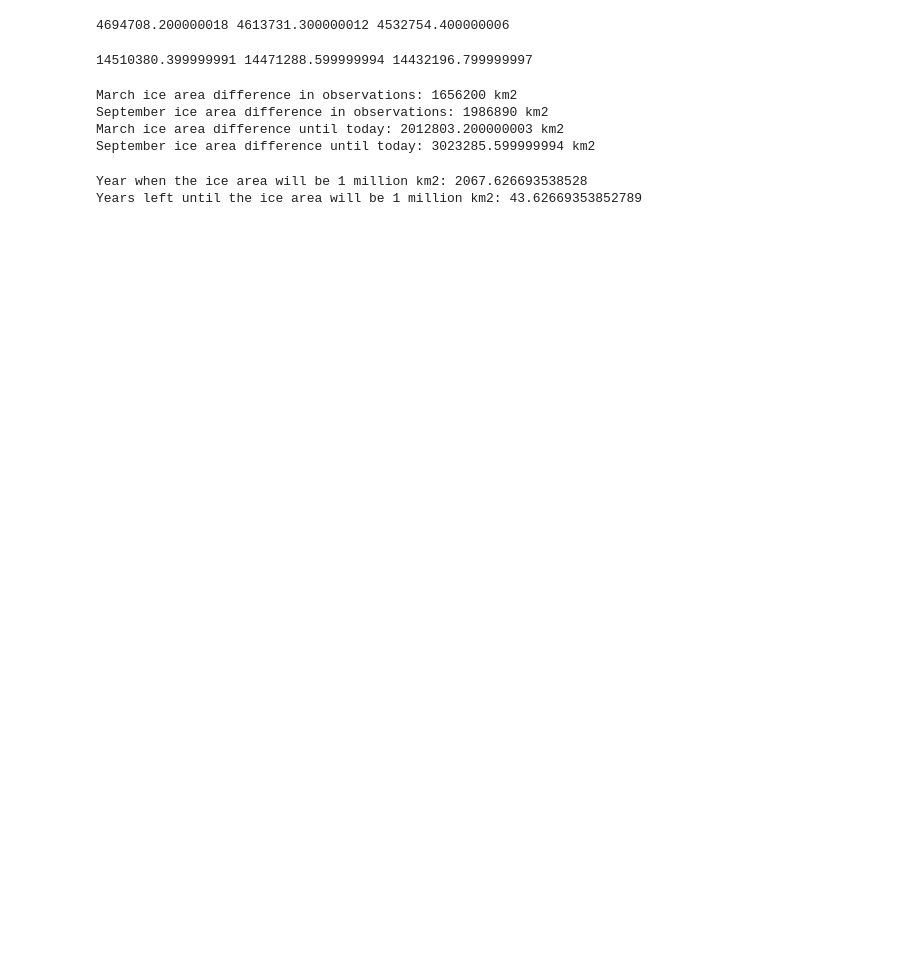
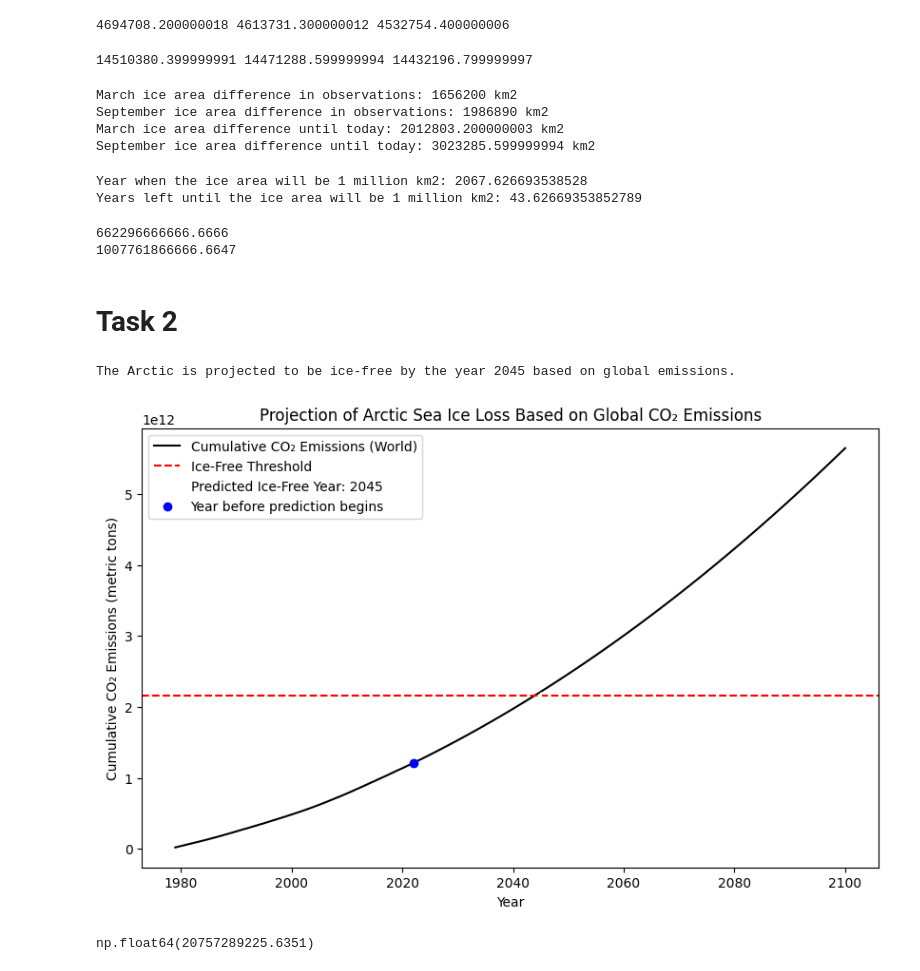
Before and after one commit to MathiasDamsgaard/Remote_Sensing_Arctic, a Jupyter notebook: data_analysis.ipynb, the cells around one changed output. Cells and saved outputs as stored; diff of their text form; code cells hidden in the pictures; blank space fills up the shorter version.

Commit message:
Task 2.3 data processing

```diff
--- a/data_analysis.ipynb
+++ b/data_analysis.ipynb
@@ -43,3 +45,76 @@ print(f"Years left until the ice area will be 1 million km2: {years_left}")
 # %% [output]
 Year when the ice area will be 1 million km2: 2067.626693538528
 Years left until the ice area will be 1 million km2: 43.62669353852789
+# %%
+print((s_diff) / 3e-6)
+print((s79_y - ice_24_s) / 3e-6)
+# %% [output]
+662296666666.6666
+1007761866666.6647
+# %% [markdown]
+# Task 2
+# %%
+import pandas as pd
+import numpy as np
+from sklearn.linear_model import LinearRegression
+import matplotlib.pyplot as plt
+
+# Load the data
+file_path = 'annual-co2-emissions-per-country.csv'  # Replace with your actual file path
+data = pd.read_csv(file_path)
+
+# Step 1: Filter data to include only global (world) emissions
+world_data = data[(data["Entity"] == "World") & (data["Year"] >= 1979)]
+global_emissions = world_data.groupby("Year")["Annual CO₂ emissions"].sum().reset_index()
+
+# Step 2: Fit a linear regression model to predict future CO₂ emissions based on global data
+X = global_emissions[["Year"]]
+y = global_emissions["Annual CO₂ emissions"]
+model = LinearRegression()
+model.fit(X, y)
+
+# Step 3: Predict future emissions up to a target year (e.g., 2100)
+future_years = np.arange(global_emissions["Year"].max() + 1, 2101).reshape(-1, 1)
+predicted_emissions = model.predict(future_years)
+
+# Combine historical and predicted emissions data
+all_years = np.concatenate([X, future_years])
+all_emissions = np.concatenate([y, predicted_emissions])
+
+# Calculate cumulative emissions from global data
+cumulative_emissions = np.cumsum(all_emissions)
+
+# Constants for Notz and Stroeve model
+current_ice_extent_km2 = 7.5e6  # Current sea ice extent in km²
+target_ice_extent_km2 = 1e6     # Target sea ice extent in km²
+emission_sensitivity = 3        # Sensitivity in m² per ton of CO₂
+
+# Calculate the threshold in terms of cumulative emissions needed to reach ice-free Arctic
+ice_loss_threshold_m2 = (current_ice_extent_km2 - target_ice_extent_km2) * 1e6  # km² to m²
+required_cumulative_emissions = ice_loss_threshold_m2 / emission_sensitivity
+
+# Find the projected year when cumulative emissions exceed the threshold
+ice_free_year = all_years[np.argmax(cumulative_emissions >= required_cumulative_emissions)][0]
+
+# Output the projected ice-free year
+print(f"The Arctic is projected to be ice-free by the year {ice_free_year} based on global emissions.")
+
+# Plot cumulative emissions, ice-free threshold, and the predicted year
+plt.figure(figsize=(10, 6))
+plt.plot(all_years, cumulative_emissions, label="Cumulative CO₂ Emissions (World)", color='black')
+plt.axhline(required_cumulative_emissions, color='red', linestyle='--', label="Ice-Free Threshold")
+plt.axvline(ice_free_year, color='white', linestyle='--', label=f"Predicted Ice-Free Year: {ice_free_year}")
+plt.scatter(global_emissions["Year"].max(), cumulative_emissions[43], color='blue', zorder=5, label="Year before prediction begins")
+plt.xlabel("Year")
+plt.ylabel("Cumulative CO₂ Emissions (metric tons)")
+plt.legend()
+plt.title("Projection of Arctic Sea Ice Loss Based on Global CO₂ Emissions")
+plt.savefig("notz_stove_prediction.png")
+plt.show()
+# %% [output]
+The Arctic is projected to be ice-free by the year 2045 based on global emissions.
+[figure, added]
+# %%
+all_emissions[273]
+# %% [output]
+np.float64(20757289225.6351)
```
Also changed, not shown: parts of 1 cell of this notebook, 2 other files.
